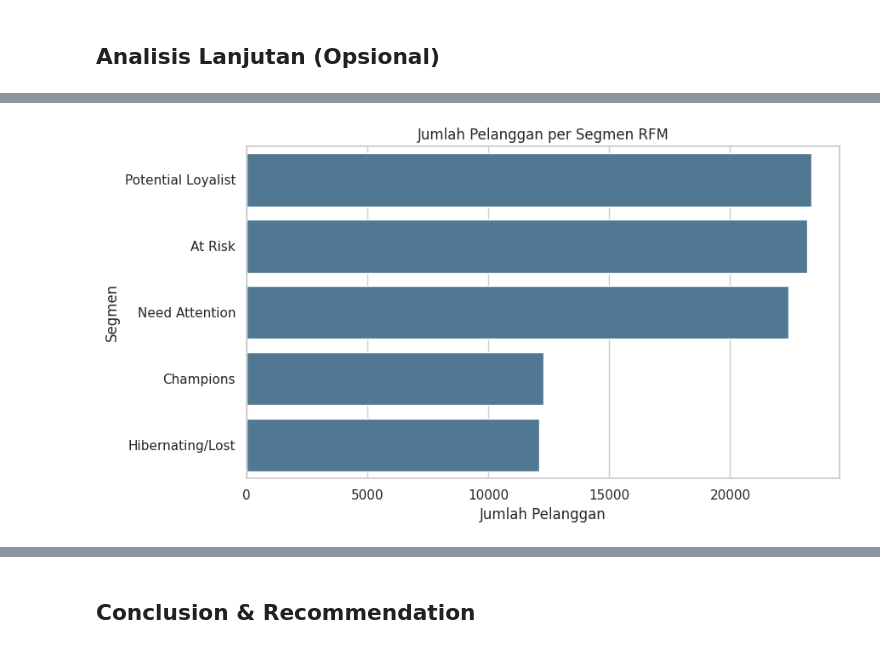
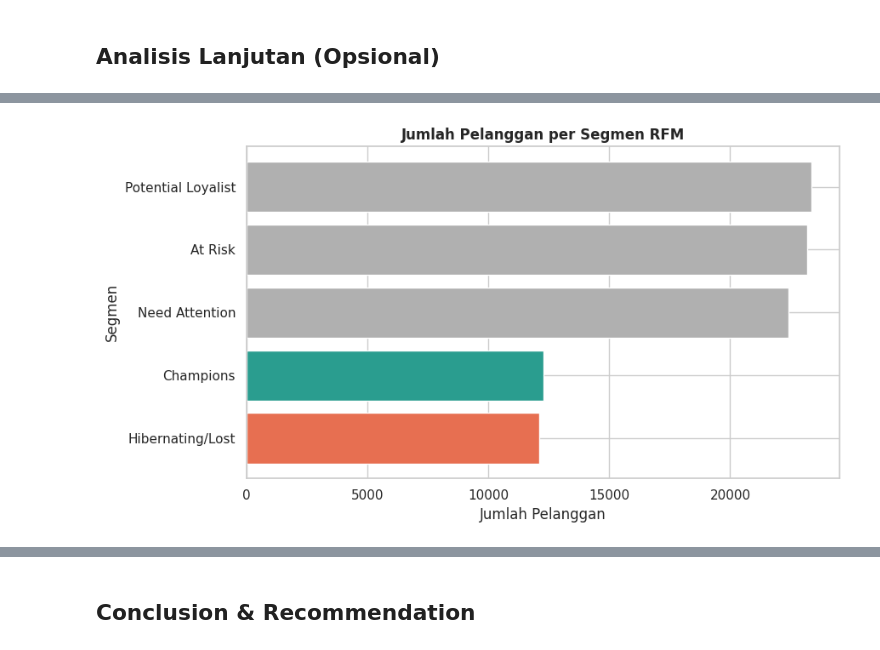
Before and after one commit to fadli-nr/analisis-data, a Jupyter notebook: notebook.ipynb, the cells around one changed output, grey strips where cells are left out. Saved outputs shown, nothing was run; the diff lists cells and outputs as text; code cells hidden in the pictures.

```diff
--- a/notebook.ipynb
+++ b/notebook.ipynb
@@ -27,6 +27,14 @@ import seaborn as sns
 
 sns.set_theme(style="whitegrid")
 pd.set_option("display.max_columns", 50)
+
+# palet warna konsisten: abu-abu netral untuk kategori biasa,
+# warna aksen untuk menyorot nilai tertinggi/terendah/penting
+COLOR_NEUTRAL = "#b0b0b0"
+COLOR_HIGH = "#2a9d8f"
+COLOR_LOW = "#e76f51"
+COLOR_HIGHLIGHT = "#264653"
+
 print("Library siap digunakan.")
 # %% [output]
 Library siap digunakan.
@@ -435,15 +490,11 @@ Segmentasi dilakukan dengan *manual binning* (`pd.qcut`, kuartil) pada tiap dime
 # %%
-delivered_orders = orders_df[orders_df["order_status"] == "delivered"]
-cust_orders = delivered_orders.merge(customers_df, on="customer_id", how="left")
-cust_orders = cust_orders.merge(payments_agg, on="order_id", how="left")
-
-snapshot_date = cust_orders["order_purchase_timestamp"].max() + pd.Timedelta(days=1)
-
-rfm_df = cust_orders.groupby("customer_unique_id").agg(
+rfm_df = orders_summary_df[orders_summary_df["order_status"] == "delivered"].groupby("customer_unique_id").agg(
     last_purchase=("order_purchase_timestamp", "max"),
     frequency=("order_id", "nunique"),
     monetary=("payment_value", "sum")
 ).reset_index()
+
+snapshot_date = orders_summary_df.loc[orders_summary_df["order_status"] == "delivered", "order_purchase_timestamp"].max() + pd.Timedelta(days=1)
 rfm_df["recency"] = (snapshot_date - rfm_df["last_purchase"]).dt.days
 
 rfm_df["R"] = pd.qcut(rfm_df["recency"], 4, labels=[4, 3, 2, 1]).astype(int)
@@ -464,12 +515,18 @@ def assign_segment(row):
 
 rfm_df["segment"] = rfm_df.apply(assign_segment, axis=1)
 
+total_customer = len(rfm_df)
+total_monetary = rfm_df["monetary"].sum()
 segment_summary = rfm_df.groupby("segment").agg(
     jumlah_pelanggan=("customer_unique_id", "count"),
     avg_recency=("recency", "mean"),
     avg_frequency=("frequency", "mean"),
-    avg_monetary=("monetary", "mean")
+    avg_monetary=("monetary", "mean"),
+    total_monetary=("monetary", "sum")
 ).sort_values("jumlah_pelanggan", ascending=False)
+segment_summary["pct_pelanggan"] = segment_summary["jumlah_pelanggan"] / total_customer * 100
+segment_summary["pct_revenue"] = segment_summary["total_monetary"] / total_monetary * 100
 
+print(f"Total pelanggan unik (delivered): {total_customer:,}")
 print(segment_summary.round(2))
 # %% [output]
@@ -483,11 +549,13 @@ Hibernating/Lost               12111       366.13           1.00         63.75
 # %%
 fig, ax = plt.subplots(figsize=(9, 5))
-order_seg = segment_summary.index
-sns.barplot(x=segment_summary["jumlah_pelanggan"], y=order_seg, color="#457b9d", ax=ax)
-ax.set_title("Jumlah Pelanggan per Segmen RFM")
+seg_order = segment_summary.index
+colors_seg = [COLOR_HIGH if s == "Champions" else COLOR_LOW if s == "Hibernating/Lost" else COLOR_NEUTRAL
+              for s in seg_order]
+ax.barh(seg_order[::-1], segment_summary["jumlah_pelanggan"].values[::-1], color=colors_seg[::-1])
+ax.set_title("Jumlah Pelanggan per Segmen RFM", fontweight="bold")
 ax.set_xlabel("Jumlah Pelanggan")
 ax.set_ylabel("Segmen")
 plt.tight_layout()
 plt.show()
 # %% [output]
-[figure, old version]
+[figure, new version]
```
Also changed, not shown: parts of 26 cells of this notebook.
